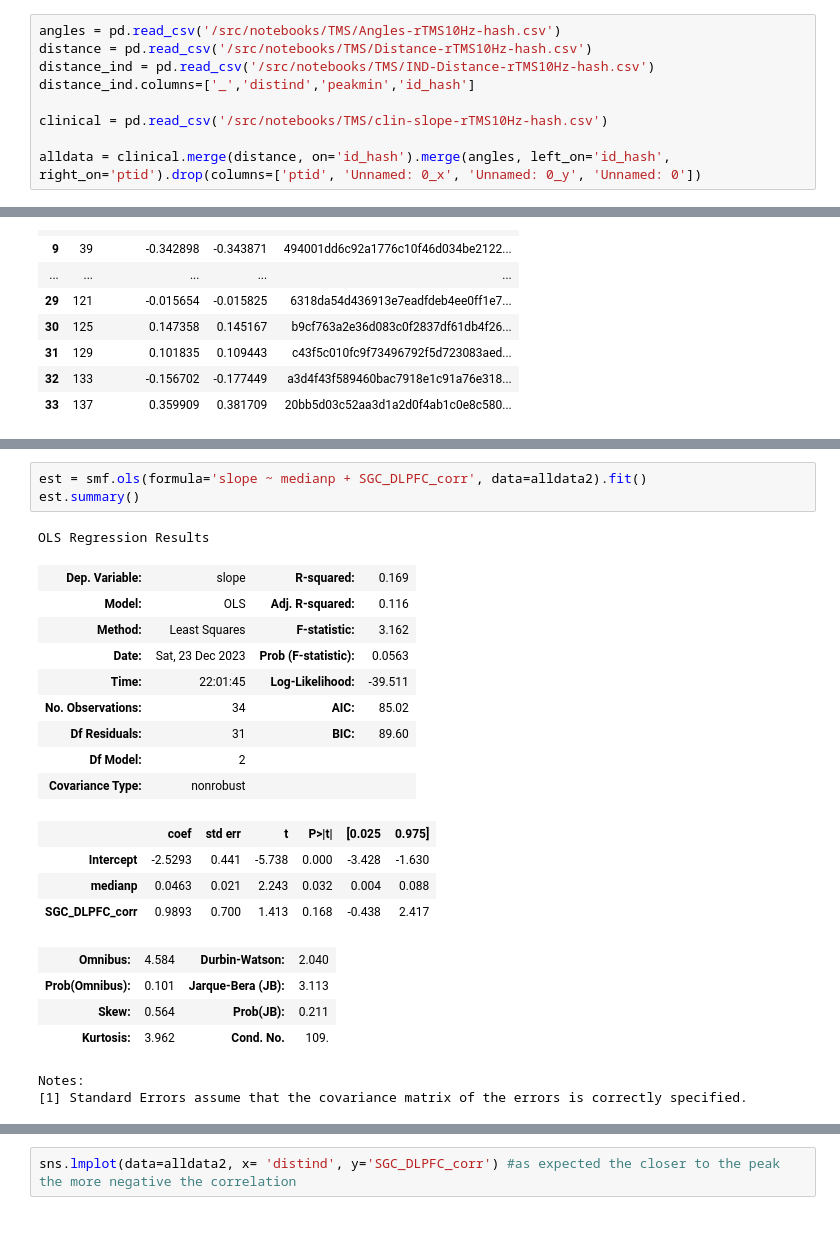
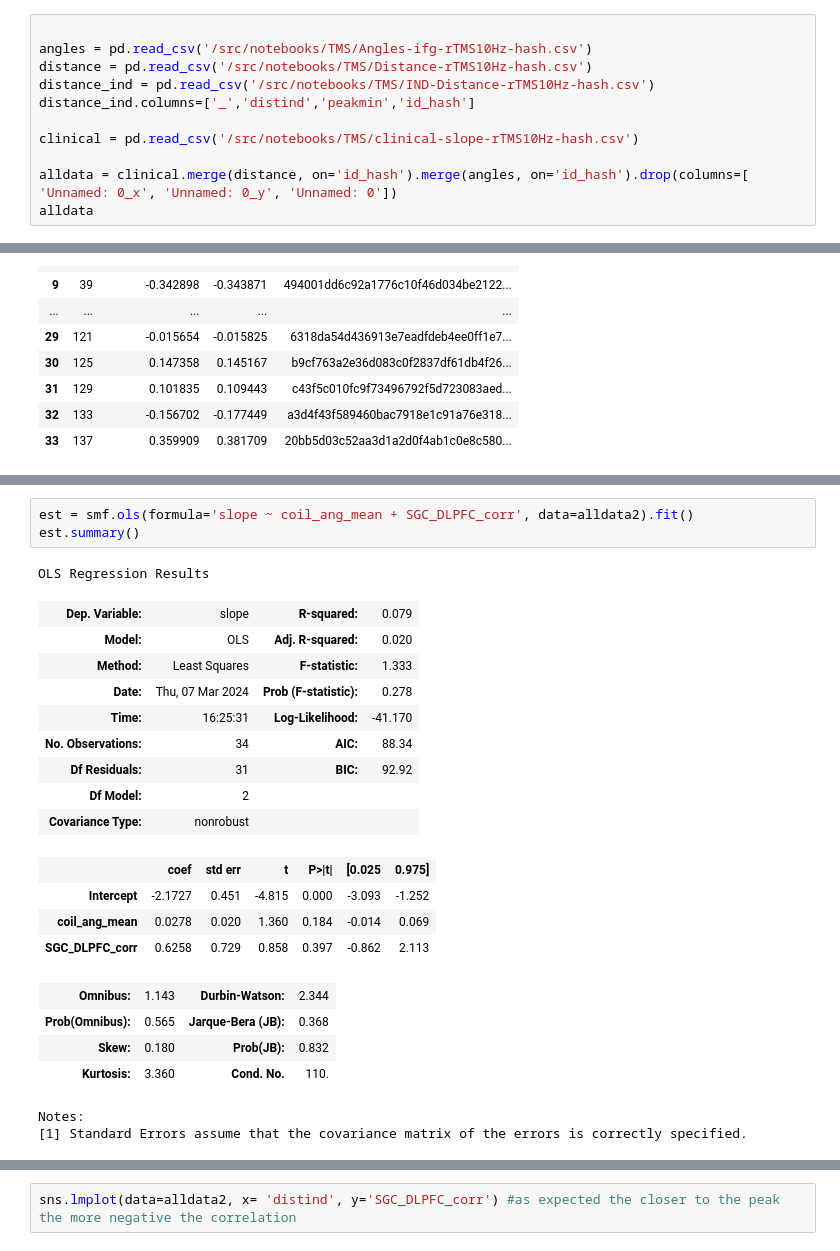
Before and after one commit to argyelan/Publications, a Jupyter notebook: MFG-orientation/MFG-TMSCOIL-ORIENTATION-tp.ipynb, the cells around one changed output, grey strips where cells are left out. Cells and saved outputs as stored; diff of their text form.

```diff
--- a/MFG-orientation/MFG-TMSCOIL-ORIENTATION-tp.ipynb
+++ b/MFG-orientation/MFG-TMSCOIL-ORIENTATION-tp.ipynb
@@ -292,9 +107,11 @@ angles.to_csv('/src/notebooks/TMS/Angles-rTMS10Hz-hash.csv')
 # %%
-angles = pd.read_csv('/src/notebooks/TMS/Angles-rTMS10Hz-hash.csv')
+
+angles = pd.read_csv('/src/notebooks/TMS/Angles-ifg-rTMS10Hz-hash.csv')
 distance = pd.read_csv('/src/notebooks/TMS/Distance-rTMS10Hz-hash.csv')
 distance_ind = pd.read_csv('/src/notebooks/TMS/IND-Distance-rTMS10Hz-hash.csv')
 distance_ind.columns=['_','distind','peakmin','id_hash']
 
-clinical = pd.read_csv('/src/notebooks/TMS/clin-slope-rTMS10Hz-hash.csv')
+clinical = pd.read_csv('/src/notebooks/TMS/clinical-slope-rTMS10Hz-hash.csv')
 
-alldata = clinical.merge(distance, on='id_hash').merge(angles, left_on='id_hash', right_on='ptid').drop(columns=['ptid', 'Unnamed: 0_x', 'Unnamed: 0_y', 'Unnamed: 0'])
+alldata = clinical.merge(distance, on='id_hash').merge(angles, on='id_hash').drop(columns=[ 'Unnamed: 0_x', 'Unnamed: 0_y', 'Unnamed: 0'])
+alldata
@@ -382,27 +218,27 @@ OLS Regression Results
 Notes:
 [1] Standard Errors assume that the covariance matrix of the errors is correctly specified.
 # %%
-est = smf.ols(formula='slope ~ medianp + SGC_DLPFC_corr', data=alldata2).fit()
+est = smf.ols(formula='slope ~ coil_ang_mean + SGC_DLPFC_corr', data=alldata2).fit()
 est.summary()
 # %% [output]
 OLS Regression Results
-| Dep. Variable: | slope | R-squared: | 0.169 |
-| Model: | OLS | Adj. R-squared: | 0.116 |
-| Method: | Least Squares | F-statistic: | 3.162 |
-| Date: | Sat, 23 Dec 2023 | Prob (F-statistic): | 0.0563 |
-| Time: | 22:01:45 | Log-Likelihood: | -39.511 |
-| No. Observations: | 34 | AIC: | 85.02 |
-| Df Residuals: | 31 | BIC: | 89.60 |
+| Dep. Variable: | slope | R-squared: | 0.079 |
+| Model: | OLS | Adj. R-squared: | 0.020 |
+| Method: | Least Squares | F-statistic: | 1.333 |
+| Date: | Thu, 07 Mar 2024 | Prob (F-statistic): | 0.278 |
+| Time: | 16:25:31 | Log-Likelihood: | -41.170 |
+| No. Observations: | 34 | AIC: | 88.34 |
+| Df Residuals: | 31 | BIC: | 92.92 |
 | Df Model: | 2 |  |  |
 | Covariance Type: | nonrobust |  |  |
 |  | coef | std err | t | P>|t| | [0.025 | 0.975] |
-| Intercept | -2.5293 | 0.441 | -5.738 | 0.000 | -3.428 | -1.630 |
-| medianp | 0.0463 | 0.021 | 2.243 | 0.032 | 0.004 | 0.088 |
-| SGC_DLPFC_corr | 0.9893 | 0.700 | 1.413 | 0.168 | -0.438 | 2.417 |
+| Intercept | -2.1727 | 0.451 | -4.815 | 0.000 | -3.093 | -1.252 |
+| coil_ang_mean | 0.0278 | 0.020 | 1.360 | 0.184 | -0.014 | 0.069 |
+| SGC_DLPFC_corr | 0.6258 | 0.729 | 0.858 | 0.397 | -0.862 | 2.113 |
-| Omnibus: | 4.584 | Durbin-Watson: | 2.040 |
-| Prob(Omnibus): | 0.101 | Jarque-Bera (JB): | 3.113 |
-| Skew: | 0.564 | Prob(JB): | 0.211 |
-| Kurtosis: | 3.962 | Cond. No. | 109. |
+| Omnibus: | 1.143 | Durbin-Watson: | 2.344 |
+| Prob(Omnibus): | 0.565 | Jarque-Bera (JB): | 0.368 |
+| Skew: | 0.180 | Prob(JB): | 0.832 |
+| Kurtosis: | 3.360 | Cond. No. | 110. |
 Notes:
 [1] Standard Errors assume that the covariance matrix of the errors is correctly specified.
 # %%
```
Also changed, not shown: parts of 27 cells of this notebook, 1 other file.
